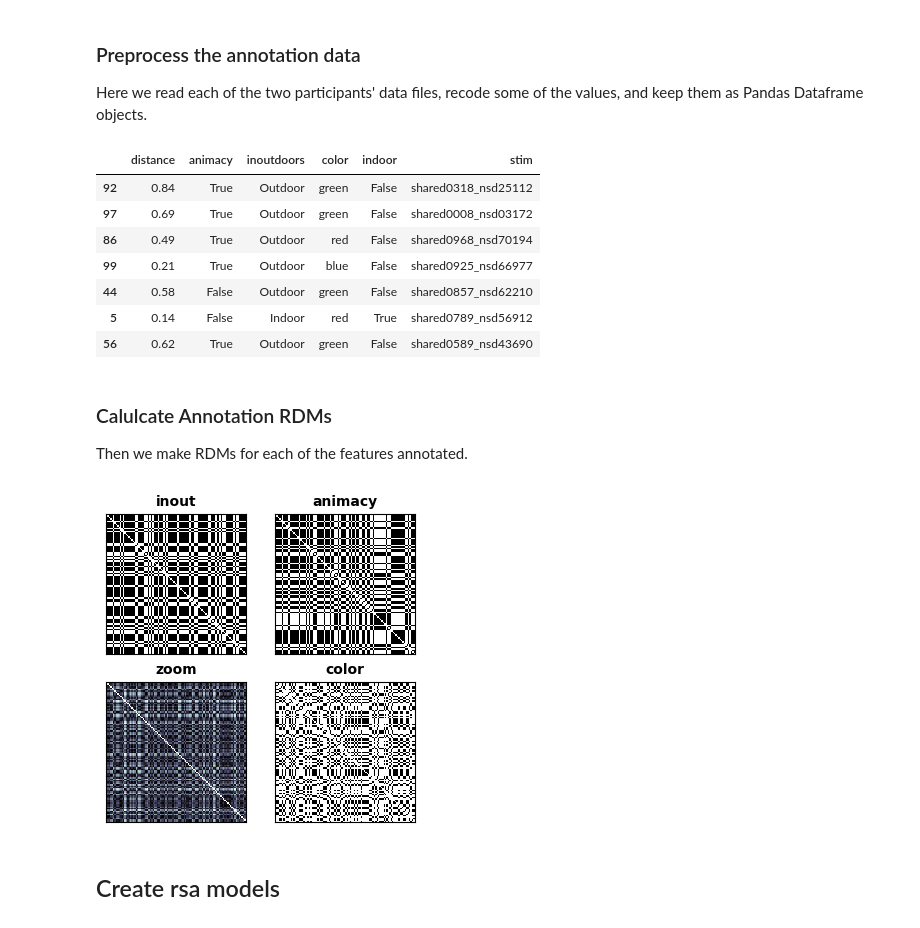
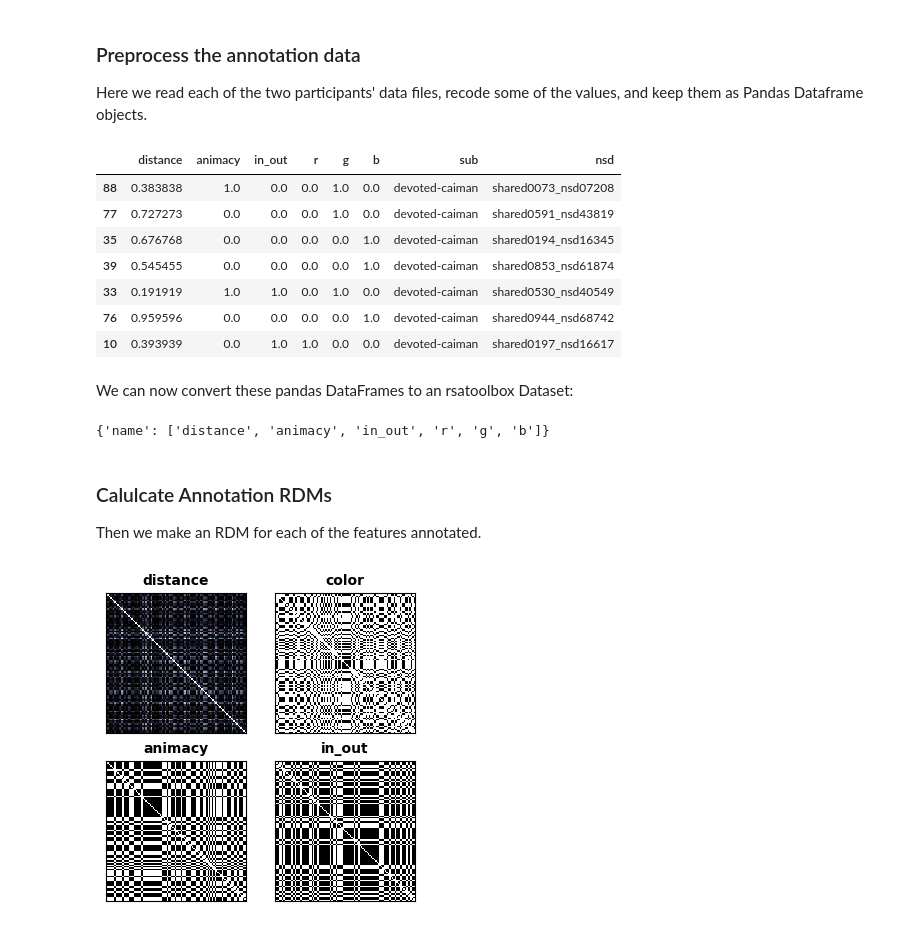
Before and after one commit to rsagroup/rsatoolbox, a Jupyter notebook: demos/demo_eeg.ipynb, the cells around one changed output. Cells and saved outputs as stored; diff of their text form; code cells hidden in the pictures.

Commit message:
eeg demo: fixed model

```diff
--- a/demos/demo_eeg.ipynb
+++ b/demos/demo_eeg.ipynb
@@ -172,13 +171,11 @@ For the purpose of this demo we asked two participants to annotate the stimuli.
 
 Here we read each of the two participants' data files, recode some of the values, and keep them as Pandas Dataframe objects.
 # %%
-fpaths = glob(join(data_dir, '*_annotations.csv'))
+fpaths = glob.glob(join(demo_dir, '*_annotations.csv'))
 subject_dfs = []
 for fpath in fpaths:
     df_raw = pandas.read_csv(fpath)
     df = pandas.json_normalize(df_raw.label.apply(json.loads).tolist())
-    df['sub'] = basename(fpath).split('_')[-3]
-    df['nsd'] = df_raw.stim1_name
     df['animacy'] = df.animacy.str.contains('Yes').astype(float)
     df['in_out'] = df.inoutdoors.str.contains('Indoor').astype(float)
     df['r'] = (df.color == 'red').astype(float)
@@ -186,46 +183,51 @@ for fpath in fpaths:
     df['b'] = (df.color == 'blue').astype(float)
     dist_unscaled = df.distance.astype(float).values.reshape(-1, 1)
     df['distance'] = MinMaxScaler().fit_transform(dist_unscaled).squeeze()
+    df['sub'] = basename(fpath).split('_')[-3]
+    df['nsd'] = df_raw.stim1_name
     df = df.drop(['inoutdoors', 'color'], axis=1)
     subject_dfs.append(df)
 
 subject_dfs[0].sample(7)
 # %% [output]
-|  | distance | animacy | inoutdoors | color | indoor | stim |
-| 92 | 0.84 | True | Outdoor | green | False | shared0318_nsd25112 |
-| 97 | 0.69 | True | Outdoor | green | False | shared0008_nsd03172 |
-| 86 | 0.49 | True | Outdoor | red | False | shared0968_nsd70194 |
-| 99 | 0.21 | True | Outdoor | blue | False | shared0925_nsd66977 |
-| 44 | 0.58 | False | Outdoor | green | False | shared0857_nsd62210 |
-| 5 | 0.14 | False | Indoor | red | True | shared0789_nsd56912 |
-| 56 | 0.62 | True | Outdoor | green | False | shared0589_nsd43690 |
+|  | distance | animacy | in_out | r | g | b | sub | nsd |
+| 88 | 0.383838 | 1.0 | 0.0 | 0.0 | 1.0 | 0.0 | devoted-caiman | shared0073_nsd07208 |
+| 77 | 0.727273 | 0.0 | 0.0 | 0.0 | 1.0 | 0.0 | devoted-caiman | shared0591_nsd43819 |
+| 35 | 0.676768 | 0.0 | 0.0 | 0.0 | 0.0 | 1.0 | devoted-caiman | shared0194_nsd16345 |
+| 39 | 0.545455 | 0.0 | 0.0 | 0.0 | 0.0 | 1.0 | devoted-caiman | shared0853_nsd61874 |
+| 33 | 0.191919 | 1.0 | 1.0 | 0.0 | 1.0 | 0.0 | devoted-caiman | shared0530_nsd40549 |
+| 76 | 0.959596 | 0.0 | 0.0 | 0.0 | 0.0 | 1.0 | devoted-caiman | shared0944_nsd68742 |
+| 10 | 0.393939 | 0.0 | 1.0 | 1.0 | 0.0 | 0.0 | devoted-caiman | shared0197_nsd16617 |
+# %% [markdown]
+We can now convert these pandas DataFrames to an rsatoolbox Dataset:
+# %%
+from rsatoolbox.data.dataset import Dataset
+
+group_df = pandas.concat(subject_dfs)
+annot_dataset = Dataset.from_df(group_df)
+annot_dataset.channel_descriptors
+# %% [output]
+{'name': ['distance', 'animacy', 'in_out', 'r', 'g', 'b']}
 # %% [markdown]
 ### Calulcate Annotation RDMs
 
-Then we make RDMs for each of the features annotated.
+Then we make an RDM for each of the features annotated.
 # %%
+from rsatoolbox.rdm.rdms import concat
 
-ds = Dataset.from_df(pandas.concat(subject_dfs))
-
-rdm_list = []
-for c in ('animacy', 'in_out', 'distance'):
-    model_rdm = calc_rdm_euclidean(
-        ds.subset_channel('name', c),
+annot_rdm_list = []
+for channel in ('animacy', 'in_out', 'distance', 'color'):
+    channel_values = ['r', 'g', 'b'] if channel == 'color' else channel
+    annot_rdm = calc_rdm(
+        annot_dataset.subset_channel('name', channel_values),
+        method='euclidean',
         descriptor='nsd'
     )
-    model_rdm.rdm_descriptors['name'] = [c]
-    rdm_list.append(model_rdm)
-model_rdm = calc_rdm_euclidean(
-    ds.subset_channel('name', ['r', 'g', 'b']),
-    descriptor='nsd'
-)
-model_rdm.rdm_descriptors['name'] = ['color']
-rdm_list.append(model_rdm)
-rdms = concat(rdm_list)
-rdms.dissimilarities = numpy.sqrt(rdms.dissimilarities)
-fig, _, _ = rsatoolbox.vis.show_rdm(model_rdms, rdm_descriptor='name')
+    annot_rdm.rdm_descriptors['name'] = [channel]
+    annot_rdm_list.append(annot_rdm)
+annot_rdms = concat(annot_rdm_list)
+annot_rdms.dissimilarities = numpy.sqrt(annot_rdms.dissimilarities)
+fig, _, _ = rsatoolbox.vis.show_rdm(annot_rdms, rdm_descriptor='name')
 pyplot.show()
 # %% [output]
-[figure, old version]
+[figure, new version]
-# %% [markdown]
-## Create rsa models
```
Also changed, not shown: parts of 12 cells of this notebook.
